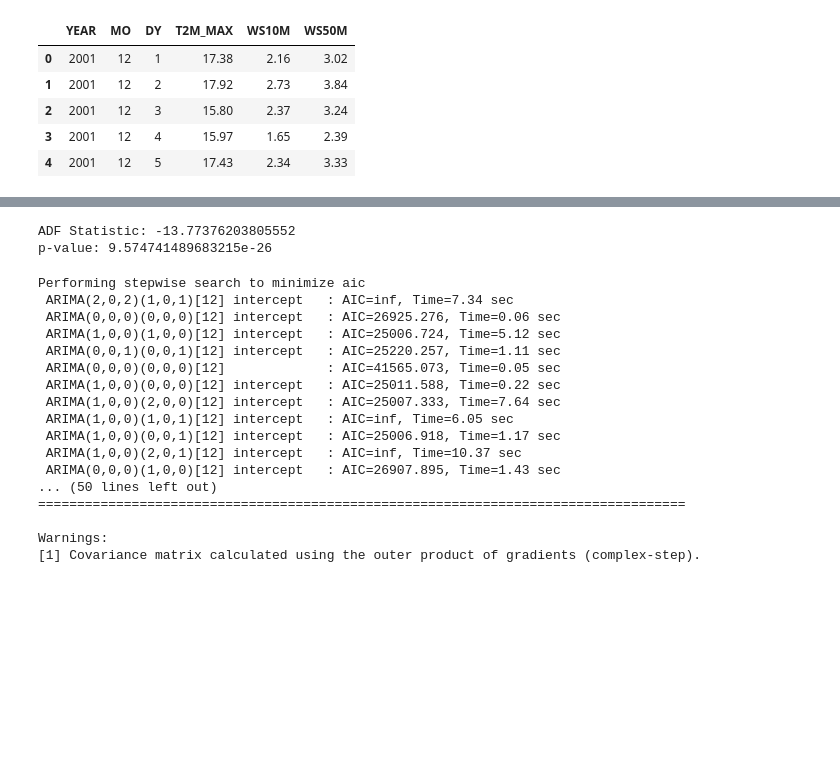
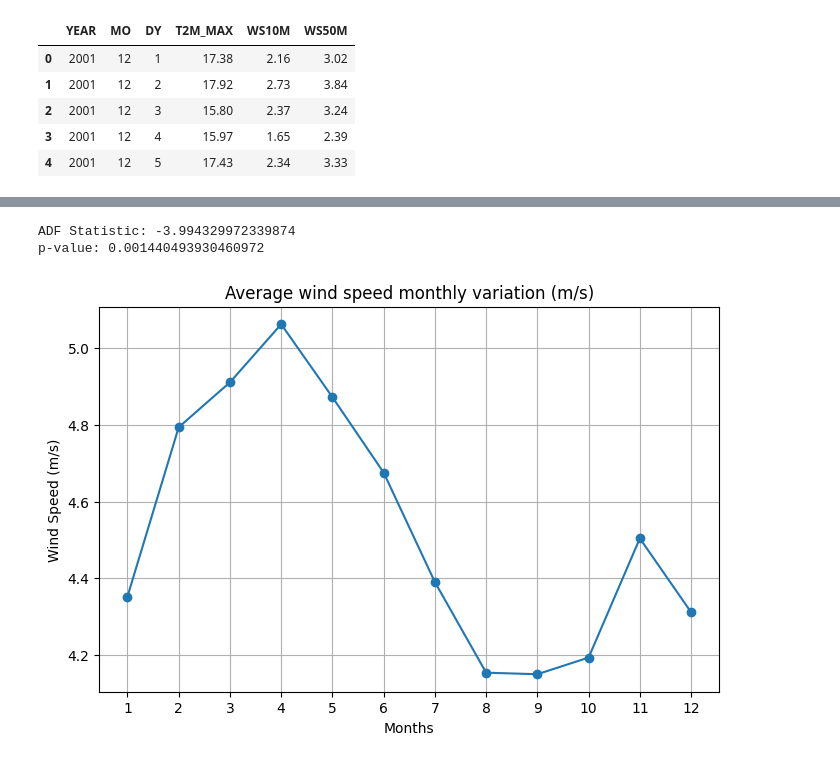
Before and after one commit to imayumi03/Wind_prediction, a Jupyter notebook: windprediction.ipynb, the cells around one changed output, grey strips where cells are left out. Drawn from its saved outputs; the diff is of its cells as text; code cells hidden in the pictures; blank space fills up the shorter version.

```diff
--- a/windprediction.ipynb
+++ b/windprediction.ipynb
@@ -231,37 +68,22 @@ plt.show()
 # %%
 from statsmodels.tsa.stattools import adfuller
 
-adf_test = adfuller(series)
-print(f'ADF Statistic: {adf_test[0]}')
-print(f'p-value: {adf_test[1]}')
-
-#p etant superieur à 0.05 indique que la serie n'est pas stationnare ,
-#nous devons la rendre stationnaire en eliminant les tendances et saisonnalités
-#en appliquant une differenciation
+result = adfuller(monthly_means['WS10M'])
+print(f"ADF Statistic: {result[0]}")
+print(f"p-value: {result[1]}")
 # %% [output]
-ADF Statistic: -13.77376203805552
-p-value: 9.574741489683215e-26
+ADF Statistic: -3.994329972339874
+p-value: 0.001440493930460972
-# %%
-from pmdarima import auto_arima
-
-# Identifier les paramètres optimaux
-model_auto = auto_arima(series, seasonal=True, m=12, trace=True, error_action='ignore', suppress_warnings=True)
-print(model_auto.summary())
-# %% [output]
-Performing stepwise search to minimize aic
- ARIMA(2,0,2)(1,0,1)[12] intercept   : AIC=inf, Time=7.34 sec
- ARIMA(0,0,0)(0,0,0)[12] intercept   : AIC=26925.276, Time=0.06 sec
- ARIMA(1,0,0)(1,0,0)[12] intercept   : AIC=25006.724, Time=5.12 sec
- ARIMA(0,0,1)(0,0,1)[12] intercept   : AIC=25220.257, Time=1.11 sec
- ARIMA(0,0,0)(0,0,0)[12]             : AIC=41565.073, Time=0.05 sec
- ARIMA(1,0,0)(0,0,0)[12] intercept   : AIC=25011.588, Time=0.22 sec
- ARIMA(1,0,0)(2,0,0)[12] intercept   : AIC=25007.333, Time=7.64 sec
- ARIMA(1,0,0)(1,0,1)[12] intercept   : AIC=inf, Time=6.05 sec
- ARIMA(1,0,0)(0,0,1)[12] intercept   : AIC=25006.918, Time=1.17 sec
- ARIMA(1,0,0)(2,0,1)[12] intercept   : AIC=inf, Time=10.37 sec
- ARIMA(0,0,0)(1,0,0)[12] intercept   : AIC=26907.895, Time=1.43 sec
-... (50 lines left out)
-===================================================================================
-
-Warnings:
-[1] Covariance matrix calculated using the outer product of gradients (complex-step).
+# %%
+monthly_avg = monthly_means.groupby('MO')['WS10M'].mean()
+
+plt.figure(figsize=(8, 5))
+plt.plot(monthly_avg, marker='o')
+plt.title('Average wind speed monthly variation (m/s)')
+plt.xlabel('Months')
+plt.ylabel('Wind Speed (m/s)')
+plt.grid()
+plt.xticks(range(1, 13))
+plt.show()
+# %% [output]
+[figure, added]
```
Also changed, not shown: parts of 20 cells of this notebook.
